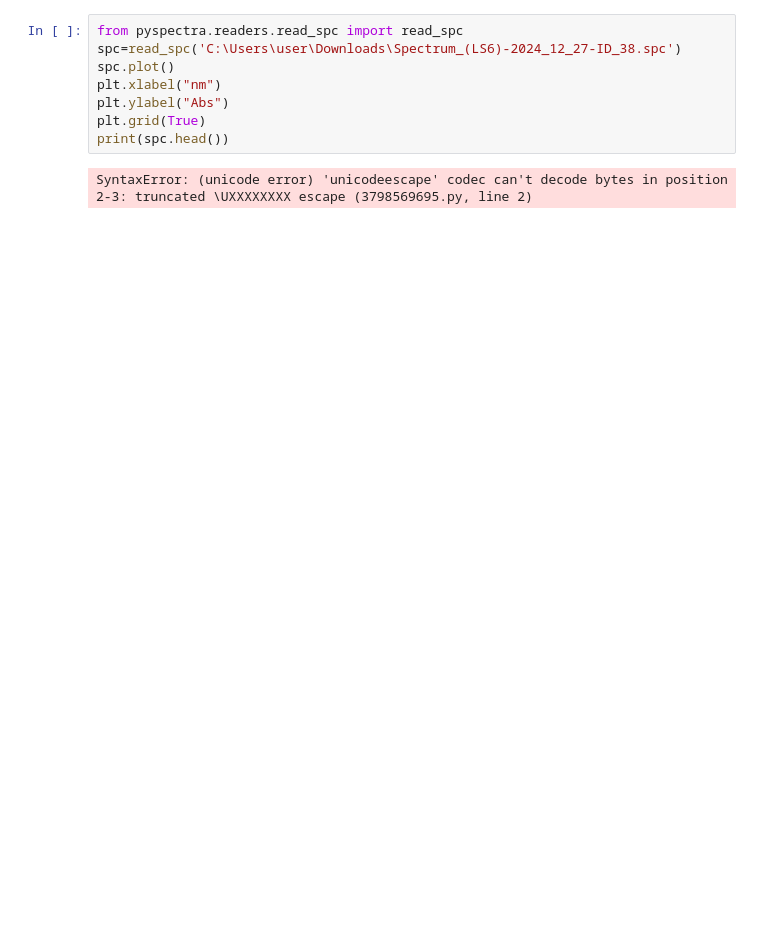
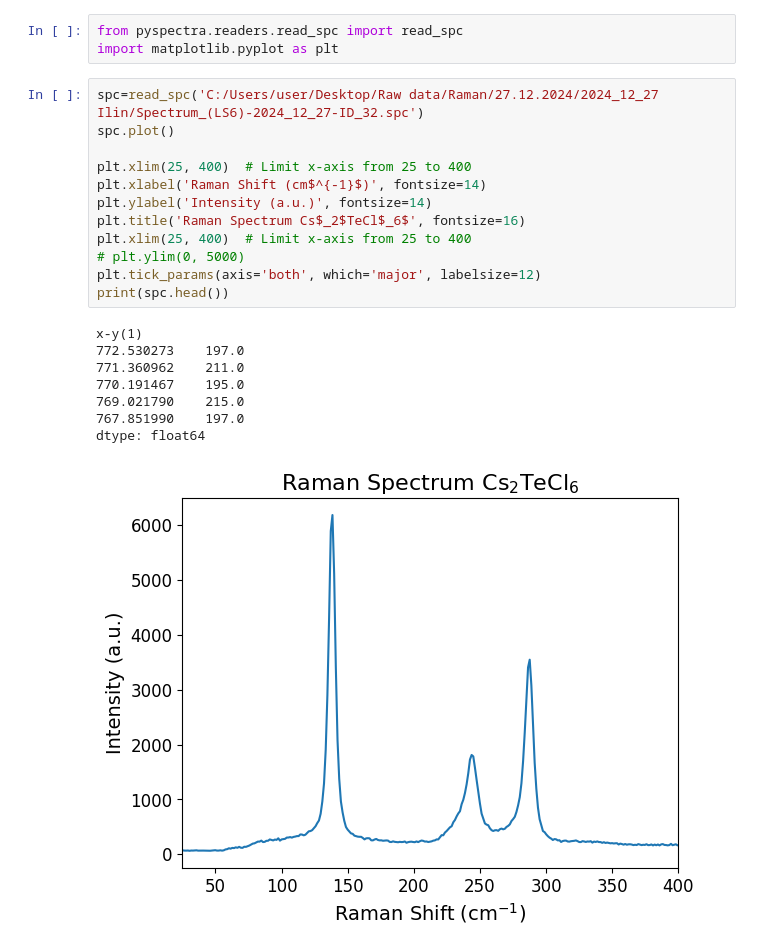
Before and after one commit to StIlyen/Laba, a Jupyter notebook: raman.ipynb, the cells around one changed output. Drawn from its saved outputs; the diff is of its cells as text; blank space fills up the shorter version.

Commit message:
remade raman code

```diff
--- a/raman.ipynb
+++ b/raman.ipynb
@@ -67,10 +1,24 @@ hint: See above for details.
-# %%
-from pyspectra.readers.read_spc import read_spc
-spc=read_spc('C:\Users\user\Downloads\Spectrum_(LS6)-2024_12_27-ID_38.spc')
-spc.plot()
-plt.xlabel("nm")
-plt.ylabel("Abs")
-plt.grid(True)
-print(spc.head())
-# %% [output]
-SyntaxError: (unicode error) 'unicodeescape' codec can't decode bytes in position 2-3: truncated \UXXXXXXXX escape (3798569695.py, line 2)
+# %%
+from pyspectra.readers.read_spc import read_spc
+import matplotlib.pyplot as plt
+# %%
+spc=read_spc('C:/Users/user/Desktop/Raw data/Raman/27.12.2024/2024_12_27 Ilin/Spectrum_(LS6)-2024_12_27-ID_32.spc')
+spc.plot()
+
+plt.xlim(25, 400)  # Limit x-axis from 25 to 400
+plt.xlabel('Raman Shift (cm$^{-1}$)', fontsize=14)
+plt.ylabel('Intensity (a.u.)', fontsize=14)
+plt.title('Raman Spectrum Cs$_2$TeCl$_6$', fontsize=16)
+plt.xlim(25, 400)  # Limit x-axis from 25 to 400
+# plt.ylim(0, 5000)
+plt.tick_params(axis='both', which='major', labelsize=12)
+print(spc.head())
+# %% [output]
+x-y(1)
+772.530273    197.0
+771.360962    211.0
+770.191467    195.0
+769.021790    215.0
+767.851990    197.0
+dtype: float64
+[figure, added]
```
Also changed, not shown: parts of 5 cells of this notebook.
